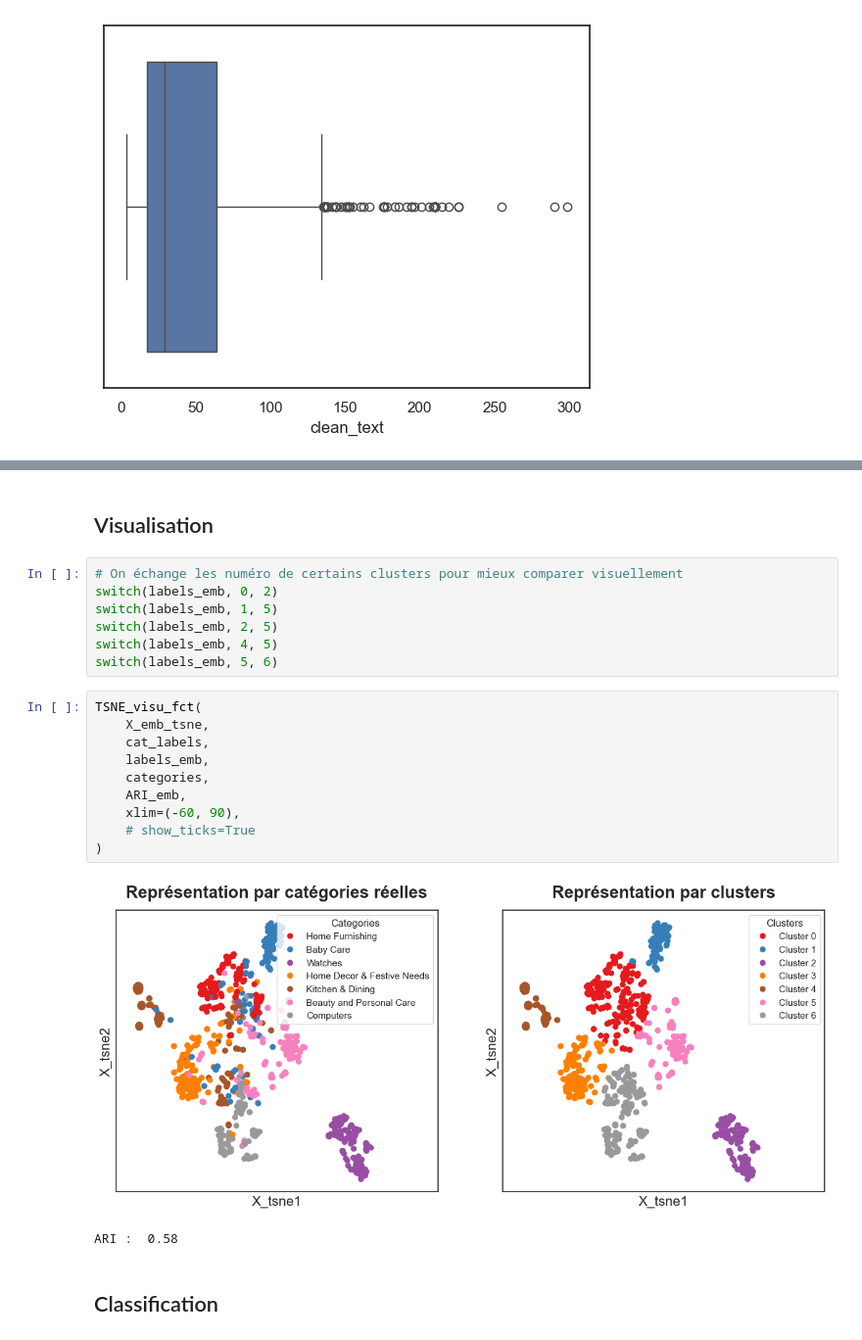
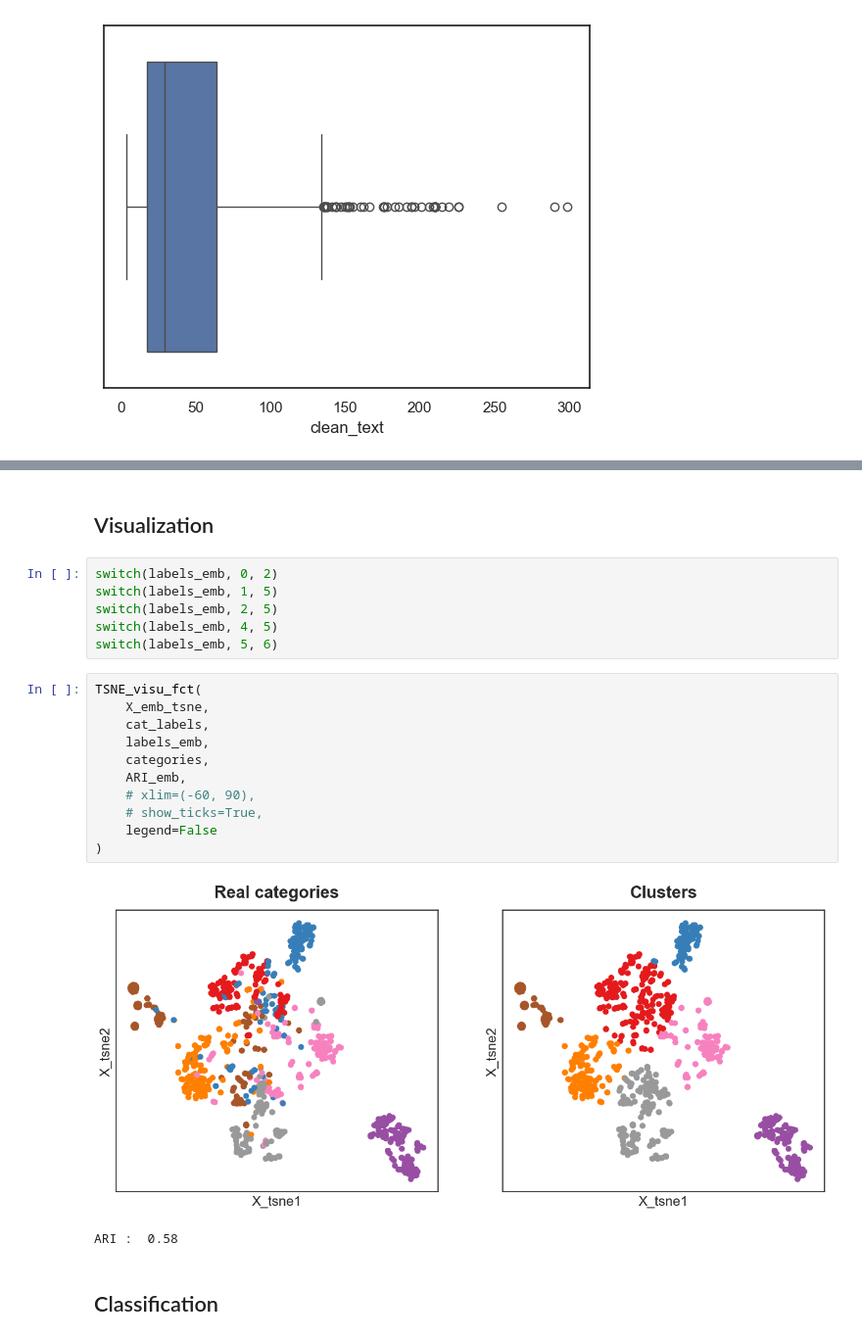
Before and after one commit to gabriel1628/Item-Classification, a Jupyter notebook: text-clustering-and-classification.ipynb, the cells around one changed output, grey strips where cells are left out. Shown at 98% size. Drawn from its saved outputs; the diff is of its cells as text.

Commit message:
translate `text-clustering-and-classification`

```diff
--- a/text-clustering-and-classification.ipynb
+++ b/text-clustering-and-classification.ipynb
@@ -370,7 +374,6 @@ ARI :  0.58 duration :  14.1 s
 # %% [markdown]
-## Visualisation
+## Visualization
 # %%
-# On échange les numéro de certains clusters pour mieux comparer visuellement
 switch(labels_emb, 0, 2)
 switch(labels_emb, 1, 5)
 switch(labels_emb, 2, 5)
@@ -379,15 +382,16 @@ switch(labels_emb, 5, 6)
 # %%
 TSNE_visu_fct(
     X_emb_tsne,
     cat_labels,
     labels_emb,
     categories,
     ARI_emb,
-    xlim=(-60, 90),
-    # show_ticks=True
+    # xlim=(-60, 90),
+    # show_ticks=True,
+    legend=False
 )
 # %% [output]
-[figure, old version]
+[figure, new version]
 ARI :  0.58
 # %% [markdown]
 ## Classification
```
Also changed, not shown: parts of 59 cells of this notebook.
